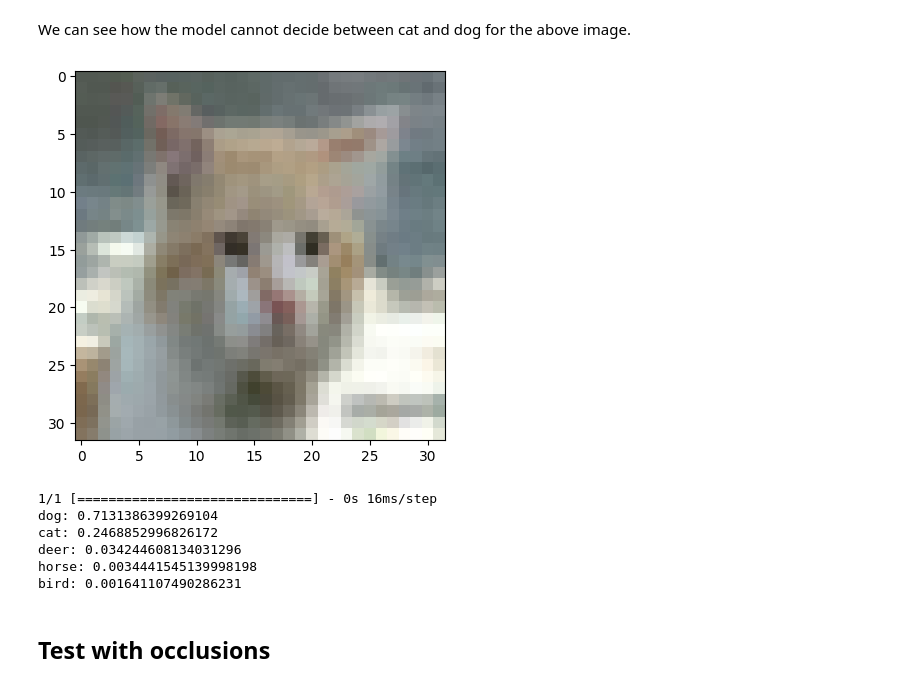
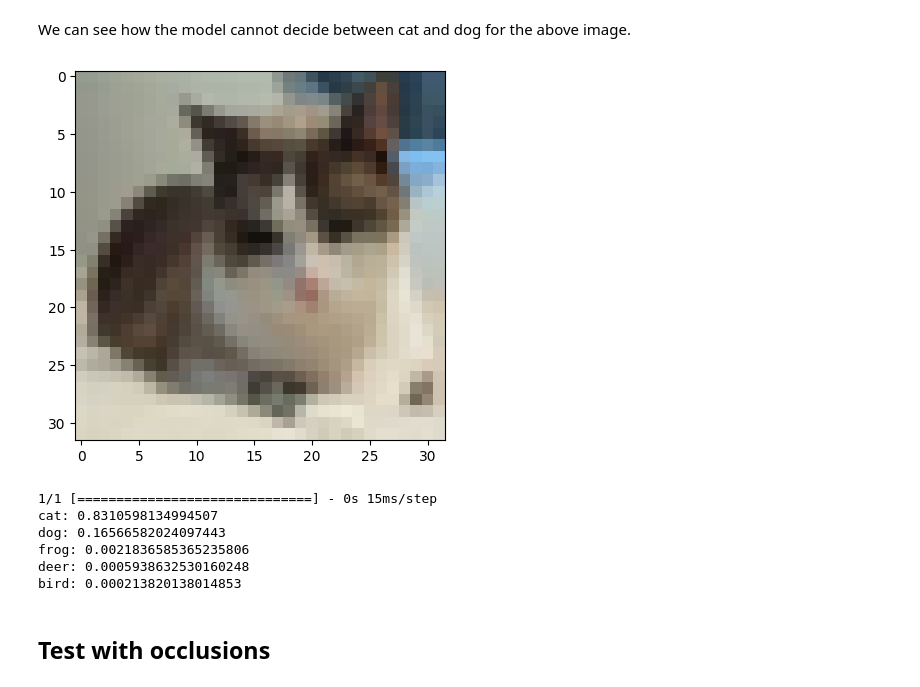
Before and after one commit to lilf4p/ispr-midterm, a Jupyter notebook: midterm3/image_classification.ipynb, the cells around one changed output. Cells and saved outputs as stored; diff of their text form; code cells hidden in the pictures.

```diff
--- a/midterm3/image_classification.ipynb
+++ b/midterm3/image_classification.ipynb
@@ -194,6 +199,8 @@ model.save(f'cifar10_model_{model.count_params()}_{round(history.history["val_ac
 ### Evaluate model on test set
 Evaluating the model on test images shows an accuracy of 83%.
 # %%
+model = models.load_model('cifar10_model_620362_0.83.h5')
+
 test_loss, test_acc = model.evaluate(test_images, test_labels, verbose=2)
 print(f'Test accuracy: {round(test_acc, 2)}')
 # %% [output]
@@ -220,23 +232,24 @@ plt.show()
 We can see how the model cannot decide between cat and dog for the above image.
 # %%
 # make a prediction on a random image
-random_image = np.random.randint(0, len(test_images))
+#random_image = np.random.randint(0, len(test_images))
+random_image = 3129 #gatto
 plt.imshow(test_images[random_image])
 plt.show()
 
 # predict class of random image
 prediction = model.predict(test_images[random_image].reshape(1, 32, 32, 3))
 
 # ptint the first 5 class labels with highest probability
 for i in range(5):
     print(f'{class_names[np.argsort(prediction[0])[-i-1]]}: {prediction[0][np.argsort(prediction[0])[-i-1]]}')
 # %% [output]
-[figure, old version]
+[figure, new version]
-1/1 [==============================] - 0s 16ms/step
-dog: 0.7131386399269104
-cat: 0.2468852996826172
-deer: 0.034244608134031296
-horse: 0.0034441545139998198
-bird: 0.001641107490286231
+1/1 [==============================] - 0s 15ms/step
+cat: 0.8310598134994507
+dog: 0.16566582024097443
+frog: 0.0021836585365235806
+deer: 0.0005938632530160248
+bird: 0.000213820138014853
 # %% [markdown]
 ## Test with occlusions
```
Also changed, not shown: parts of 20 cells of this notebook.
